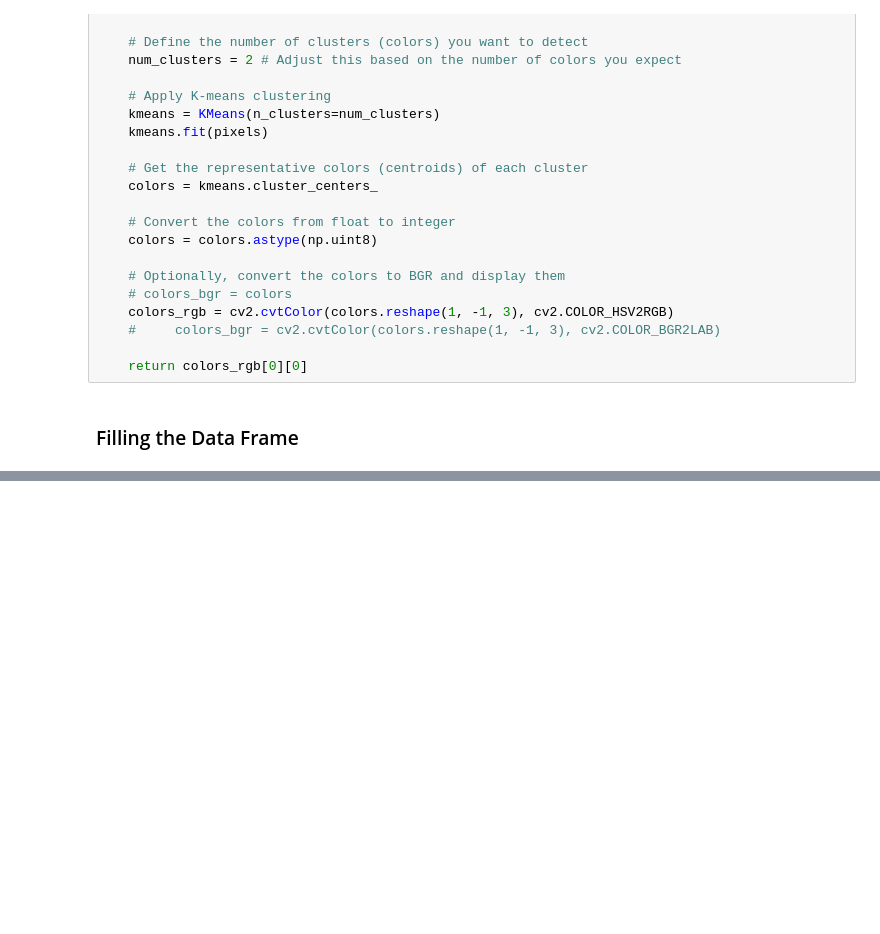
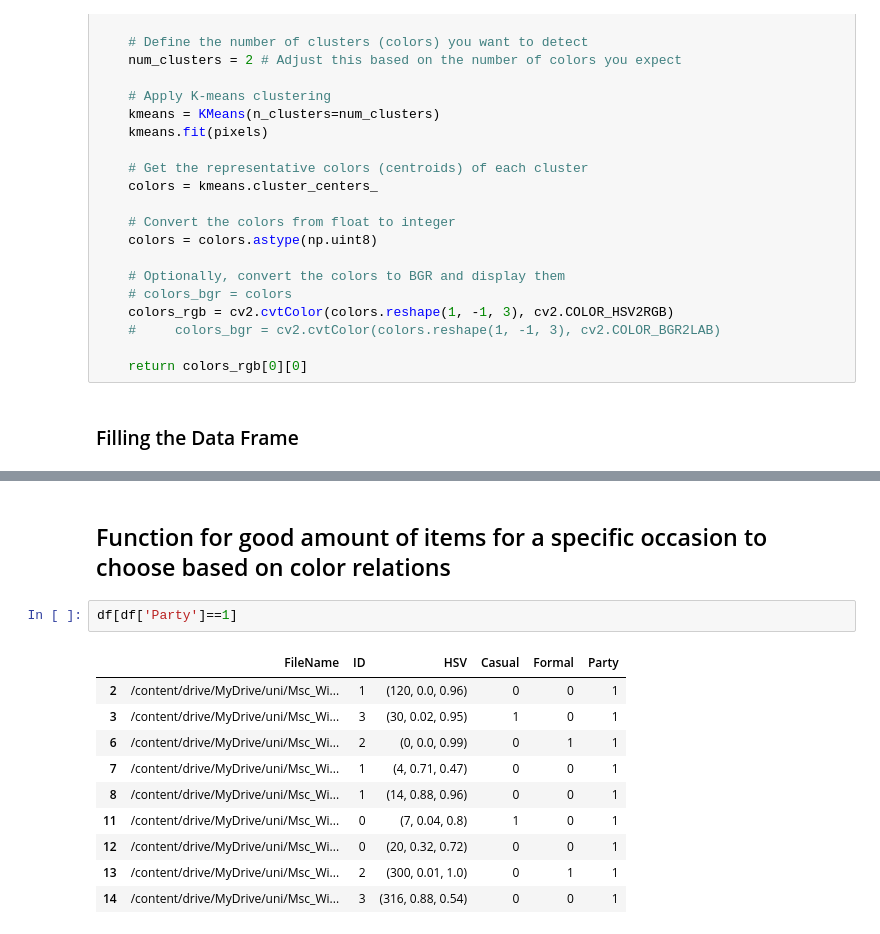
Before and after one commit to SeffySnow/styleSmart, a Jupyter notebook: Integration.ipynb, the cells around one changed output, grey strips where cells are left out. Drawn from its saved outputs; the diff is of its cells as text; blank space fills up the shorter version.

```diff
--- a/Integration.ipynb
+++ b/Integration.ipynb
@@ -298,3 +274,18 @@ df
+# %% [markdown]
+## Function for good amount of items for a specific occasion to choose based on color relations
+# %%
+df[df['Party']==1]
+# %% [output]
+|  | FileName | ID | HSV | Casual | Formal | Party |
+| 2 | /content/drive/MyDrive/uni/Msc_Wi... | 1 | (120, 0.0, 0.96) | 0 | 0 | 1 |
+| 3 | /content/drive/MyDrive/uni/Msc_Wi... | 3 | (30, 0.02, 0.95) | 1 | 0 | 1 |
+| 6 | /content/drive/MyDrive/uni/Msc_Wi... | 2 | (0, 0.0, 0.99) | 0 | 1 | 1 |
+| 7 | /content/drive/MyDrive/uni/Msc_Wi... | 1 | (4, 0.71, 0.47) | 0 | 0 | 1 |
+| 8 | /content/drive/MyDrive/uni/Msc_Wi... | 1 | (14, 0.88, 0.96) | 0 | 0 | 1 |
+| 11 | /content/drive/MyDrive/uni/Msc_Wi... | 0 | (7, 0.04, 0.8) | 1 | 0 | 1 |
+| 12 | /content/drive/MyDrive/uni/Msc_Wi... | 0 | (20, 0.32, 0.72) | 0 | 0 | 1 |
+| 13 | /content/drive/MyDrive/uni/Msc_Wi... | 2 | (300, 0.01, 1.0) | 0 | 1 | 1 |
+| 14 | /content/drive/MyDrive/uni/Msc_Wi... | 3 | (316, 0.88, 0.54) | 0 | 0 | 1 |
 # %%
 def is_analogous(hsv1, hsv2):
     # Calculate the absolute difference in hue
```
Also changed, not shown: parts of 17 cells of this notebook.
